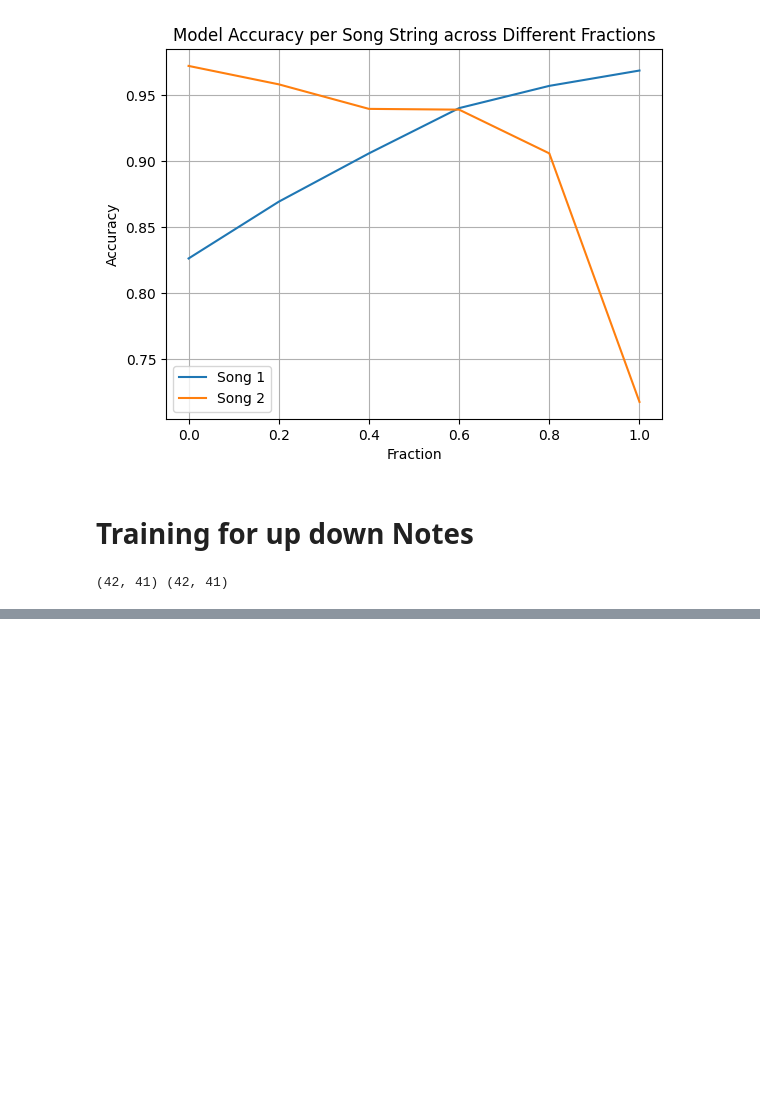
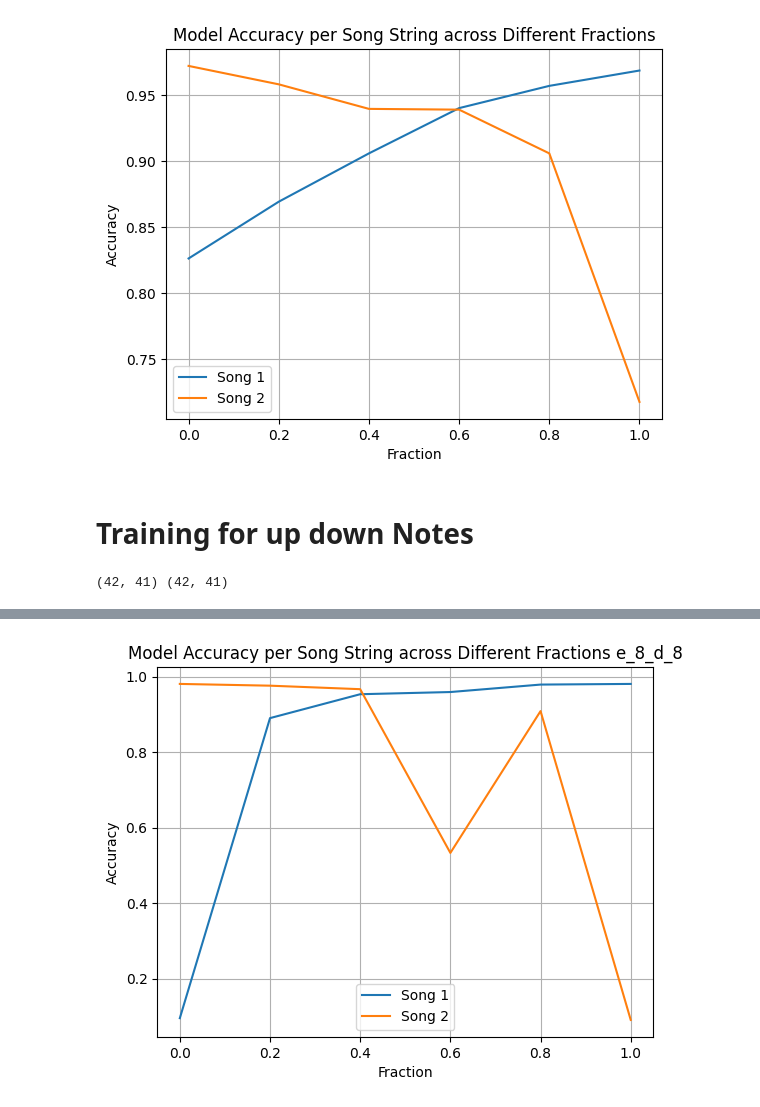
Before and after one commit to balajiVijayaraj7/Code-Mixed_Reality, a Jupyter notebook: overlap_contradiction.ipynb, the cells around one changed output, grey strips where cells are left out. Cells and saved outputs as stored; diff of their text form; code cells hidden in the pictures; blank space fills up the shorter version.

```diff
--- a/overlap_contradiction.ipynb
+++ b/overlap_contradiction.ipynb
@@ -715,0 +735,16 @@ plt.show()
+# %%
+#up down
+import matplotlib.pyplot as plt
+
+# Plot accuracies for each song string
+for song_idx, song in enumerate(songStrings):
+    plt.plot(fractions, accuracies[:, song_idx], label=f'Song {song_idx+1}')
+
+plt.xlabel('Fraction')
+plt.ylabel('Accuracy')
+plt.title('Model Accuracy per Song String across Different Fractions e_8_d_8')
+plt.legend()
+plt.grid(True)
+plt.show()
+# %% [output]
+[figure, added]
```
Also changed, not shown: parts of 8 cells of this notebook, 36 other files.
